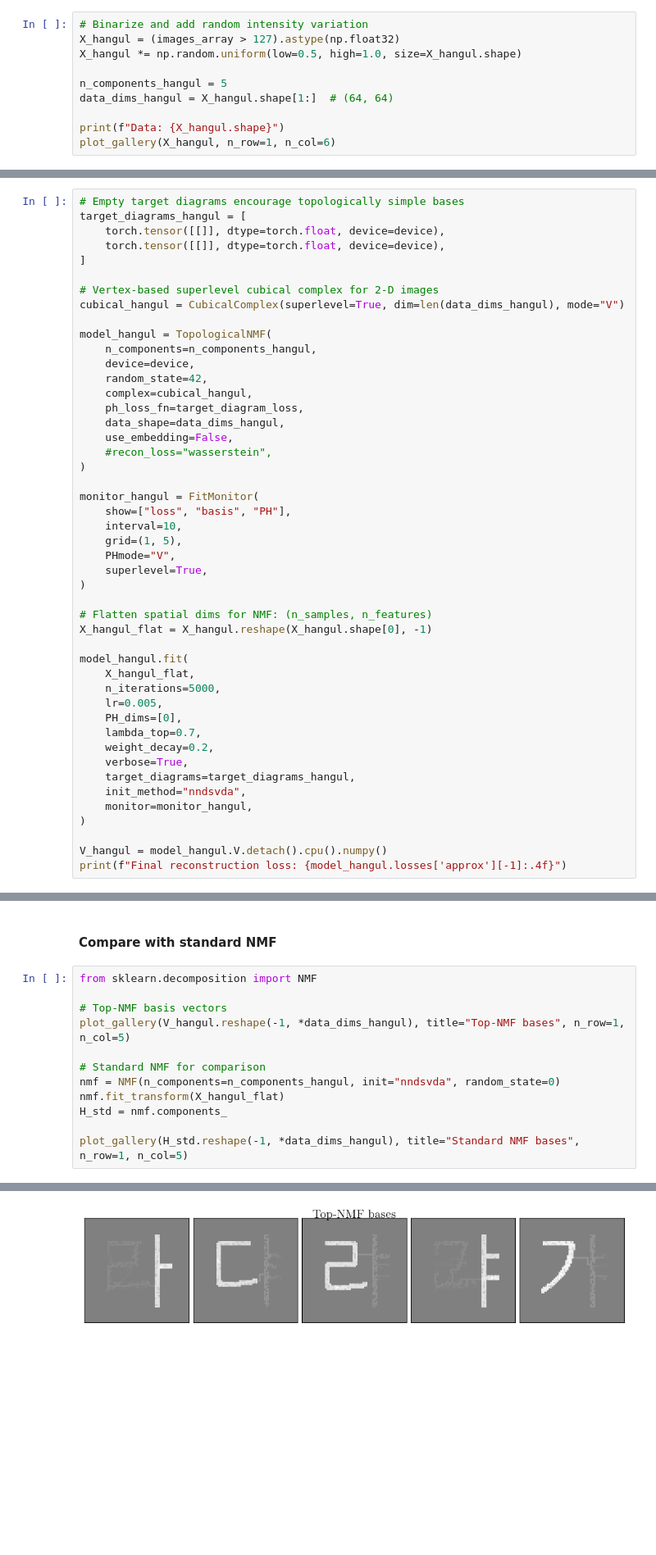
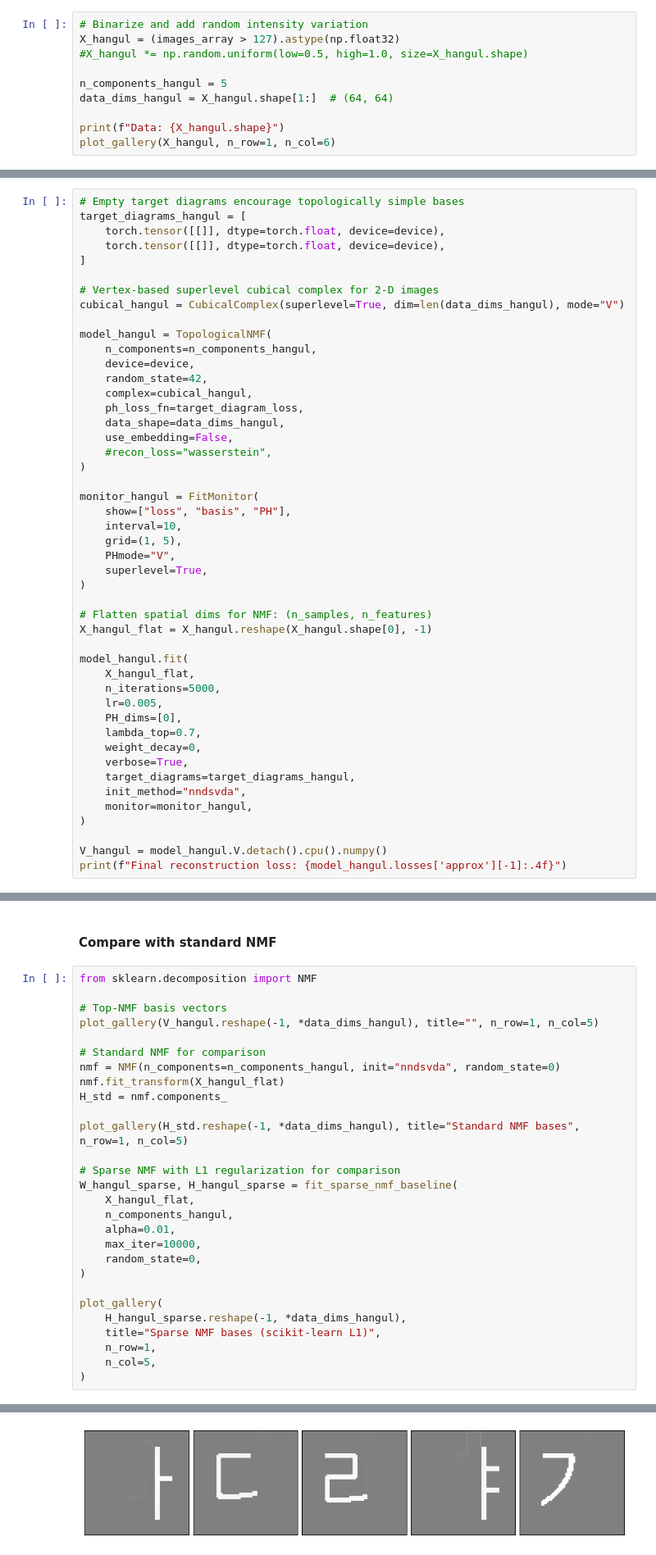
Before and after one commit to shizuo-kaji/TopNMF, a Jupyter notebook: notebook/2DImage.ipynb, the cells around one changed output, grey strips where cells are left out. Shown at 82% size. Cells and saved outputs as stored; diff of their text form; blank space fills up the shorter version.

```diff
--- a/notebook/2DImage.ipynb
+++ b/notebook/2DImage.ipynb
@@ -446,7 +490,7 @@ Generated 6 images, shape: (6, 64, 64)
 # %%
 # Binarize and add random intensity variation
 X_hangul = (images_array > 127).astype(np.float32)
-X_hangul *= np.random.uniform(low=0.5, high=1.0, size=X_hangul.shape)
+#X_hangul *= np.random.uniform(low=0.5, high=1.0, size=X_hangul.shape)
 
 n_components_hangul = 5
 data_dims_hangul = X_hangul.shape[1:]  # (64, 64)
@@ -498,7 +542,7 @@ model_hangul.fit(
     lr=0.005,
     PH_dims=[0],
     lambda_top=0.7,
-    weight_decay=0.2,
+    weight_decay=0,
     verbose=True,
     target_diagrams=target_diagrams_hangul,
     init_method="nndsvda",
@@ -520,15 +564,31 @@ Final reconstruction loss: 0.0014
 # %%
 from sklearn.decomposition import NMF
 
 # Top-NMF basis vectors
-plot_gallery(V_hangul.reshape(-1, *data_dims_hangul), title="Top-NMF bases", n_row=1, n_col=5)
+plot_gallery(V_hangul.reshape(-1, *data_dims_hangul), title="", n_row=1, n_col=5)
 
 # Standard NMF for comparison
 nmf = NMF(n_components=n_components_hangul, init="nndsvda", random_state=0)
 nmf.fit_transform(X_hangul_flat)
 H_std = nmf.components_
 
 plot_gallery(H_std.reshape(-1, *data_dims_hangul), title="Standard NMF bases", n_row=1, n_col=5)
+
+# Sparse NMF with L1 regularization for comparison
+W_hangul_sparse, H_hangul_sparse = fit_sparse_nmf_baseline(
+    X_hangul_flat,
+    n_components_hangul,
+    alpha=0.01,
+    max_iter=10000,
+    random_state=0,
+)
+
+plot_gallery(
+    H_hangul_sparse.reshape(-1, *data_dims_hangul),
+    title="Sparse NMF bases (scikit-learn L1)",
+    n_row=1,
+    n_col=5,
+)
 # %% [output]
 array([<Axes: >, <Axes: >, <Axes: >, <Axes: >, <Axes: >], dtype=object)
-[figure, old version]
+[figure, new version]
```
Also changed, not shown: parts of 13 cells of this notebook, 2 other files.
